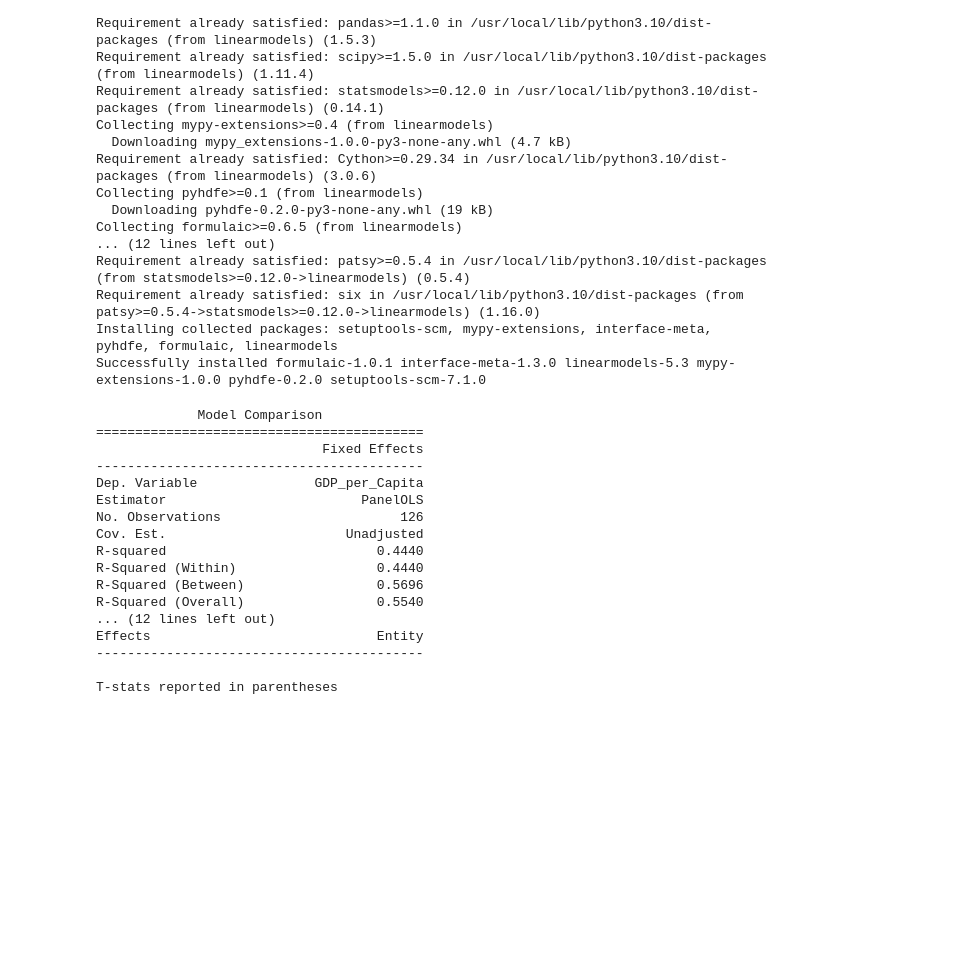
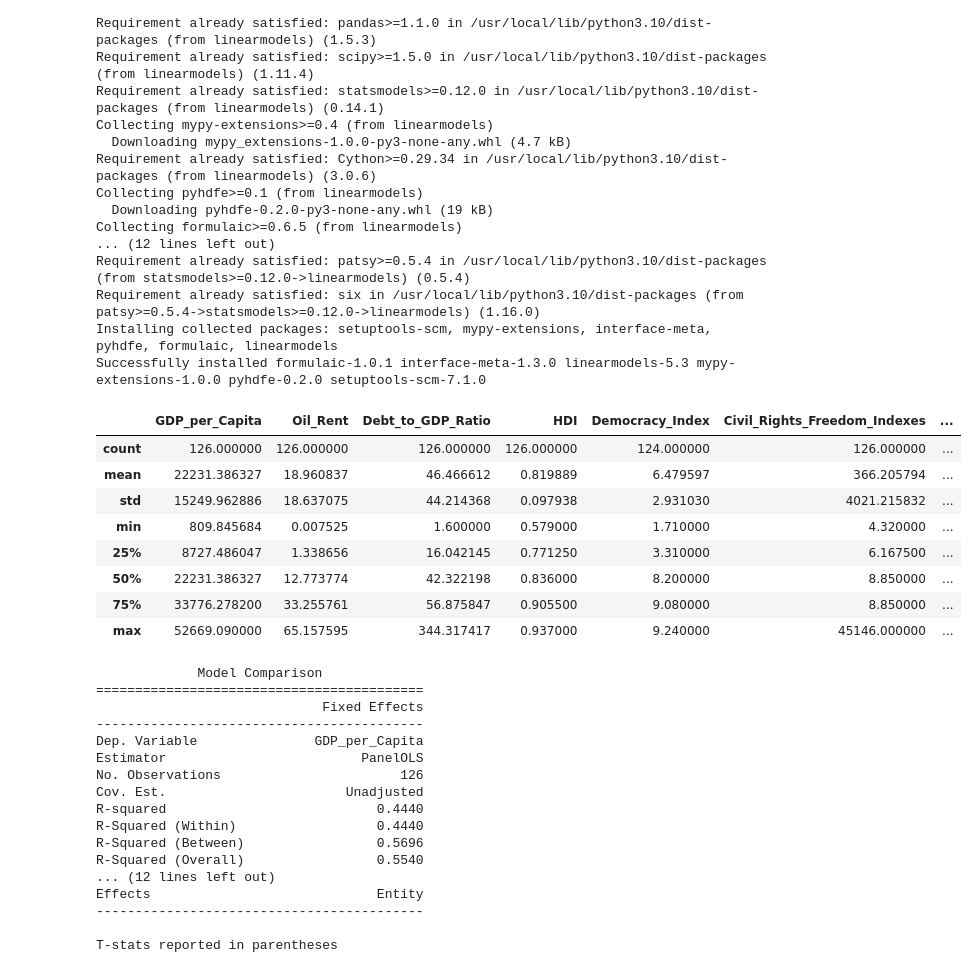
Before and after one commit to boboguan/QM2Gr13, a Jupyter notebook: phase1.ipynb, the cells around one changed output. Saved outputs shown, nothing was run; the diff lists cells and outputs as text; code cells hidden in the pictures; blank space fills up the shorter version.

```diff
--- a/phase1.ipynb
+++ b/phase1.ipynb
@@ -151,6 +151,20 @@ Requirement already satisfied: patsy>=0.5.4 in /usr/local/lib/python3.10/dist-pa
 Requirement already satisfied: six in /usr/local/lib/python3.10/dist-packages (from patsy>=0.5.4->statsmodels>=0.12.0->linearmodels) (1.16.0)
 Installing collected packages: setuptools-scm, mypy-extensions, interface-meta, pyhdfe, formulaic, linearmodels
 Successfully installed formulaic-1.0.1 interface-meta-1.3.0 linearmodels-5.3 mypy-extensions-1.0.0 pyhdfe-0.2.0 setuptools-scm-7.1.0
+# %%
+#present summary statistic
+summary_statistics = df.describe()
+summary_statistics
+# %% [output]
+|  | GDP_per_Capita | Oil_Rent | Debt_to_GDP_Ratio | HDI | Democracy_Index | Civil_Rights_Freedom_Indexes | ... |
+| count | 126.000000 | 126.000000 | 126.000000 | 126.000000 | 124.000000 | 126.000000 | ... |
+| mean | 22231.386327 | 18.960837 | 46.466612 | 0.819889 | 6.479597 | 366.205794 | ... |
+| std | 15249.962886 | 18.637075 | 44.214368 | 0.097938 | 2.931030 | 4021.215832 | ... |
+| min | 809.845684 | 0.007525 | 1.600000 | 0.579000 | 1.710000 | 4.320000 | ... |
+| 25% | 8727.486047 | 1.338656 | 16.042145 | 0.771250 | 3.310000 | 6.167500 | ... |
+| 50% | 22231.386327 | 12.773774 | 42.322198 | 0.836000 | 8.200000 | 8.850000 | ... |
+| 75% | 33776.278200 | 33.255761 | 56.875847 | 0.905500 | 9.080000 | 8.850000 | ... |
+| max | 52669.090000 | 65.157595 | 344.317417 | 0.937000 | 9.240000 | 45146.000000 | ... |
 # %%
 #Panel Regression
 import pandas as pd
```
Also changed, not shown: parts of 4 cells of this notebook.
